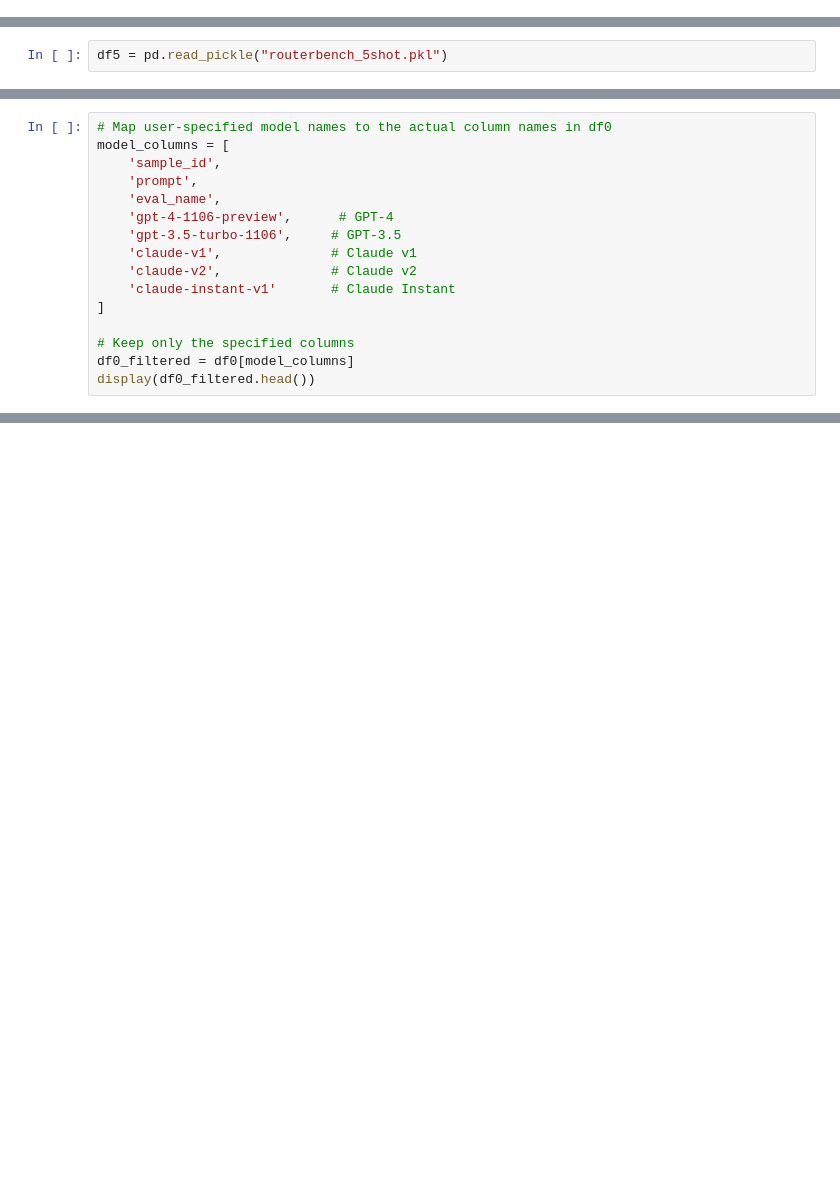
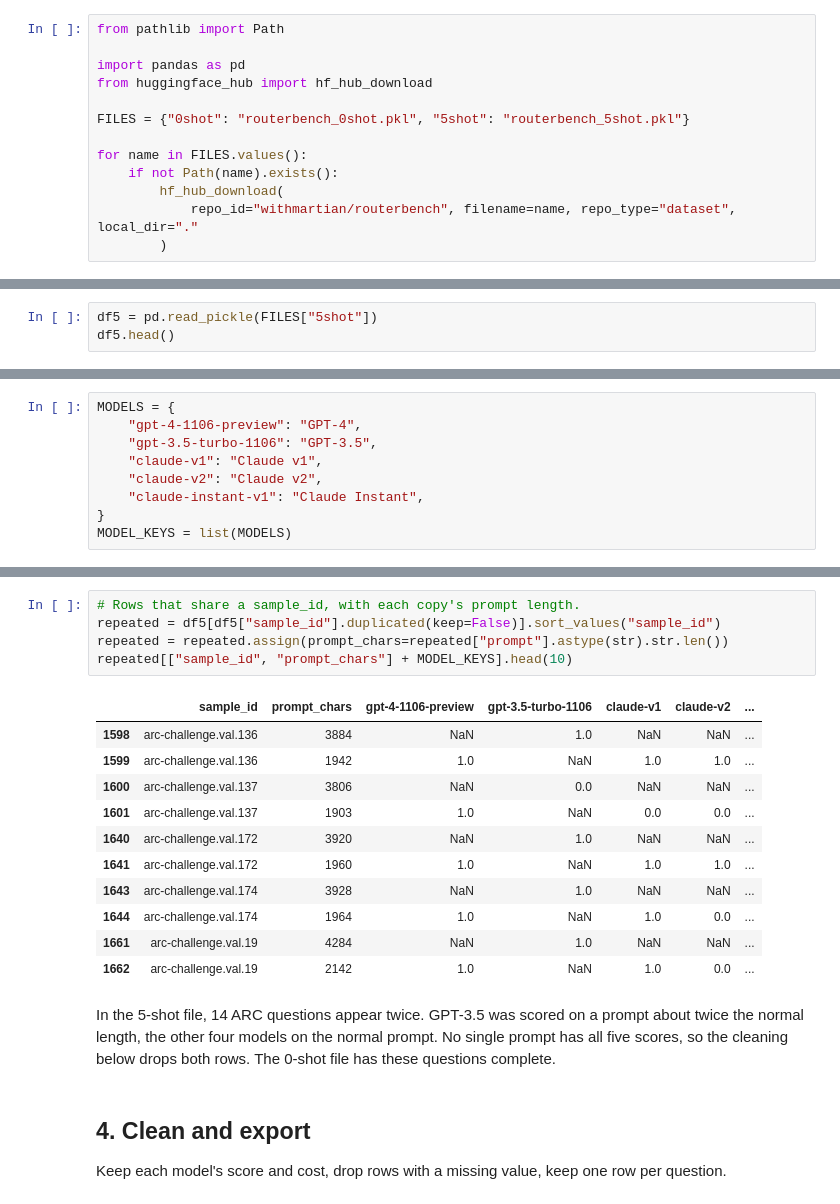
Before and after one commit to yigitskaplan/ChainRouteLLM, a Jupyter notebook: data/DataAnalysis.ipynb, the cells around one changed output, grey strips where cells are left out. Drawn from its saved outputs; the diff is of its cells as text; blank space fills up the shorter version.

```diff
--- a/data/DataAnalysis.ipynb
+++ b/data/DataAnalysis.ipynb
@@ -2,0 +14,13 @@ import pandas as pd
+# %%
+from pathlib import Path
+
+import pandas as pd
+from huggingface_hub import hf_hub_download
+
+FILES = {"0shot": "routerbench_0shot.pkl", "5shot": "routerbench_5shot.pkl"}
+
+for name in FILES.values():
+    if not Path(name).exists():
+        hf_hub_download(
+            repo_id="withmartian/routerbench", filename=name, repo_type="dataset", local_dir="."
+        )
@@ -39,2 +60,3 @@ df0.shape
 # %%
-df5 = pd.read_pickle("routerbench_5shot.pkl")
+df5 = pd.read_pickle(FILES["5shot"])
+df5.head()
@@ -75,16 +95,9 @@ df5.shape
 # %%
-# Map user-specified model names to the actual column names in df0
-model_columns = [
-    'sample_id',
-    'prompt',
-    'eval_name',
-    'gpt-4-1106-preview',      # GPT-4
-    'gpt-3.5-turbo-1106',     # GPT-3.5
-    'claude-v1',              # Claude v1
-    'claude-v2',              # Claude v2
-    'claude-instant-v1'       # Claude Instant
-]
-
-# Keep only the specified columns
-df0_filtered = df0[model_columns]
-display(df0_filtered.head())
+MODELS = {
+    "gpt-4-1106-preview": "GPT-4",
+    "gpt-3.5-turbo-1106": "GPT-3.5",
+    "claude-v1": "Claude v1",
+    "claude-v2": "Claude v2",
+    "claude-instant-v1": "Claude Instant",
+}
+MODEL_KEYS = list(MODELS)
@@ -219,0 +128,25 @@ memory usage: 27.6+ MB
+# %%
+# Rows that share a sample_id, with each copy's prompt length.
+repeated = df5[df5["sample_id"].duplicated(keep=False)].sort_values("sample_id")
+repeated = repeated.assign(prompt_chars=repeated["prompt"].astype(str).str.len())
+repeated[["sample_id", "prompt_chars"] + MODEL_KEYS].head(10)
+# %% [output]
+|  | sample_id | prompt_chars | gpt-4-1106-preview | gpt-3.5-turbo-1106 | claude-v1 | claude-v2 | ... |
+| 1598 | arc-challenge.val.136 | 3884 | NaN | 1.0 | NaN | NaN | ... |
+| 1599 | arc-challenge.val.136 | 1942 | 1.0 | NaN | 1.0 | 1.0 | ... |
+| 1600 | arc-challenge.val.137 | 3806 | NaN | 0.0 | NaN | NaN | ... |
+| 1601 | arc-challenge.val.137 | 1903 | 1.0 | NaN | 0.0 | 0.0 | ... |
+| 1640 | arc-challenge.val.172 | 3920 | NaN | 1.0 | NaN | NaN | ... |
+| 1641 | arc-challenge.val.172 | 1960 | 1.0 | NaN | 1.0 | 1.0 | ... |
+| 1643 | arc-challenge.val.174 | 3928 | NaN | 1.0 | NaN | NaN | ... |
+| 1644 | arc-challenge.val.174 | 1964 | 1.0 | NaN | 1.0 | 0.0 | ... |
+| 1661 | arc-challenge.val.19 | 4284 | NaN | 1.0 | NaN | NaN | ... |
+| 1662 | arc-challenge.val.19 | 2142 | 1.0 | NaN | 1.0 | 0.0 | ... |
+# %% [markdown]
+In the 5-shot file, 14 ARC questions appear twice. GPT-3.5 was scored on a prompt about twice
+the normal length, the other four models on the normal prompt. No single prompt has all five
+scores, so the cleaning below drops both rows. The 0-shot file has these questions complete.
+# %% [markdown]
+## 4. Clean and export
+
+Keep each model's score and cost, drop rows with a missing value, keep one row per question.
```
Also changed, not shown: parts of 30 cells of this notebook, 20 other files.
